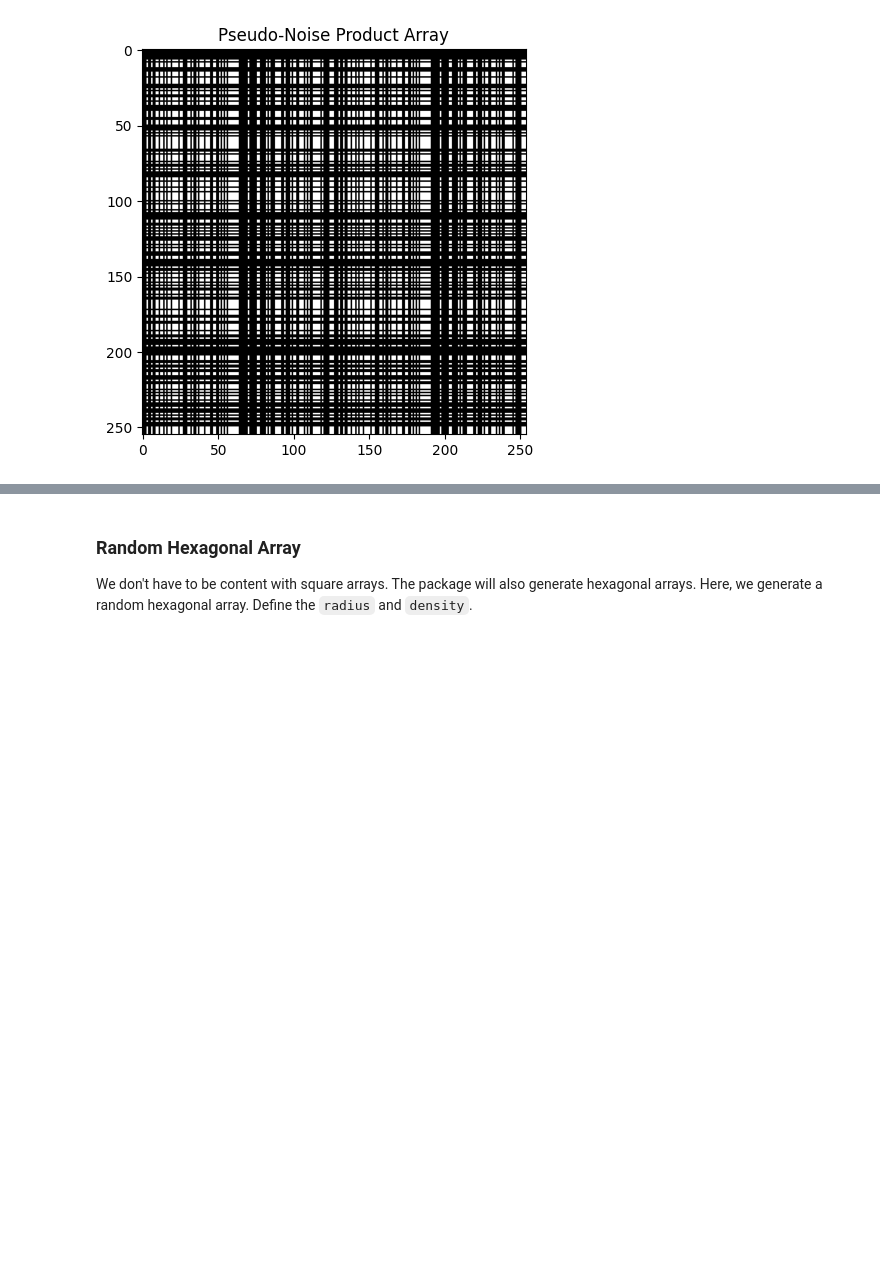
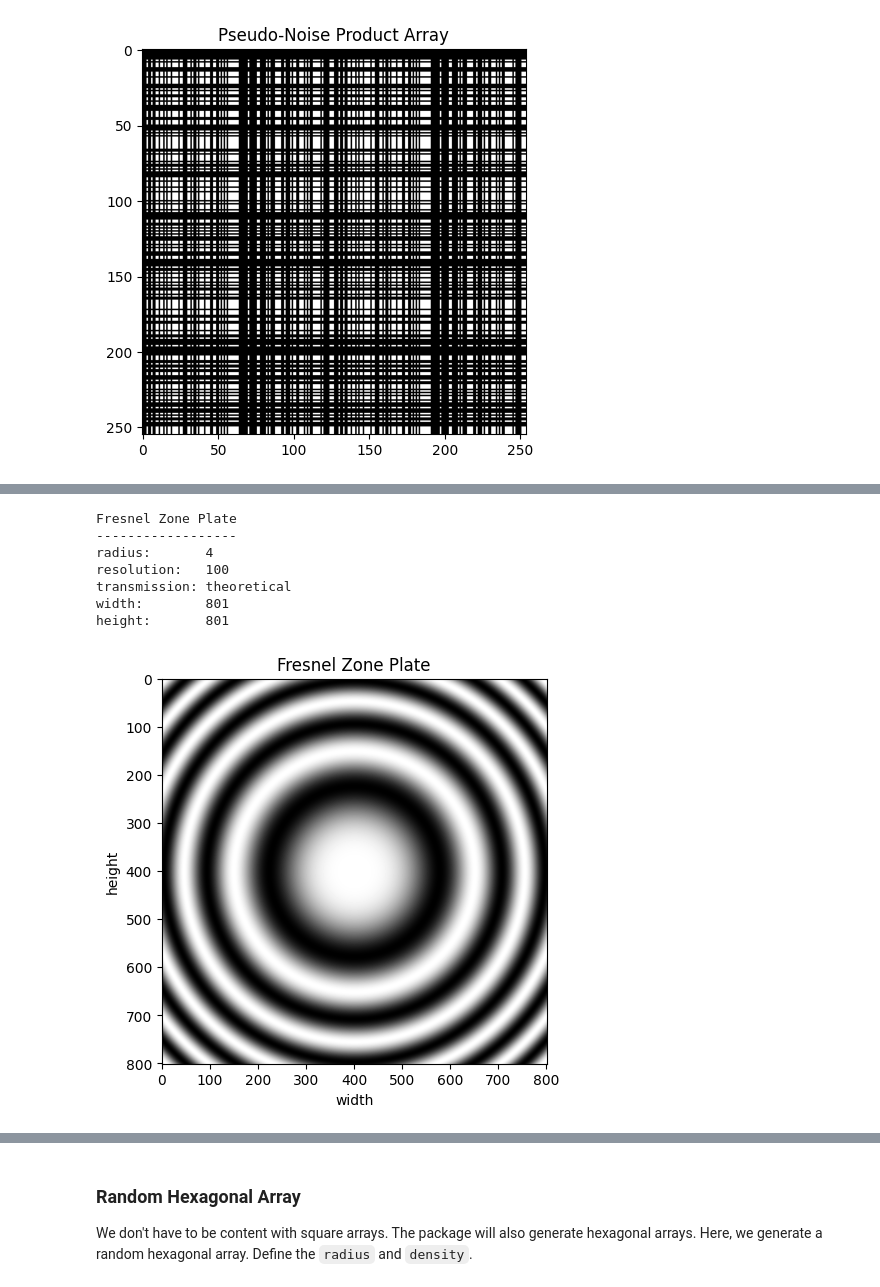
Before and after one commit to bpops/codedapertures, a Jupyter notebook: demo.ipynb, the cells around one changed output, grey strips where cells are left out. Cells and saved outputs as stored; diff of their text form; code cells hidden in the pictures; blank space fills up the shorter version.

Commit message:
added fresnel zone plates

```diff
--- a/demo.ipynb
+++ b/demo.ipynb
@@ -103,0 +108,12 @@ height:          255
+# %%
+fzp = ca.fzp(radius=4, resolution=100, transmission="theoretical")
+fzp.plot()
+# %% [output]
+Fresnel Zone Plate
+------------------
+radius:       4
+resolution:   100
+transmission: theoretical
+width:        801
+height:       801
+[figure, added]
```
Also changed, not shown: parts of 8 cells of this notebook, 2 other files.
